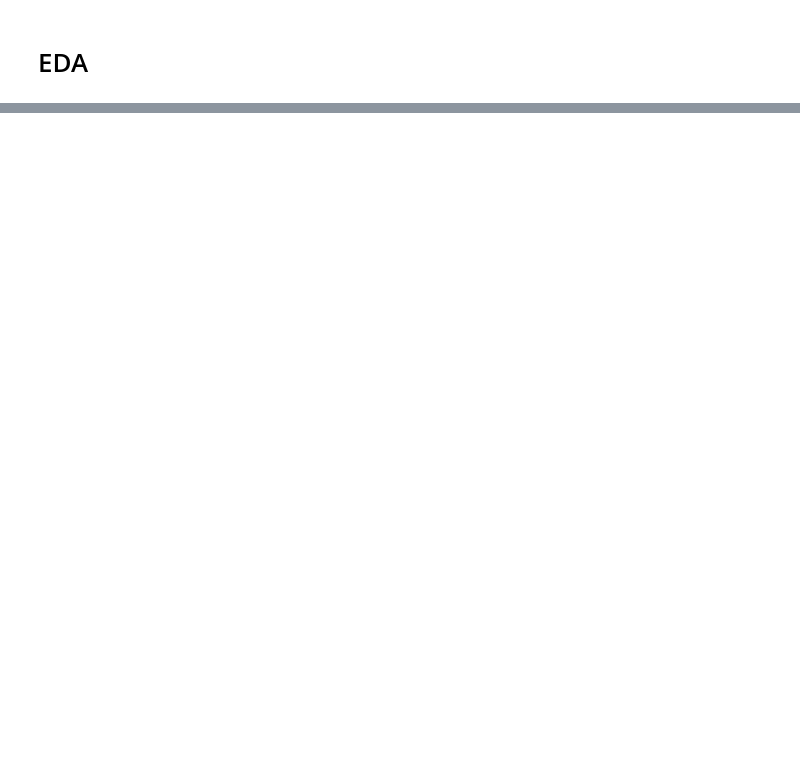
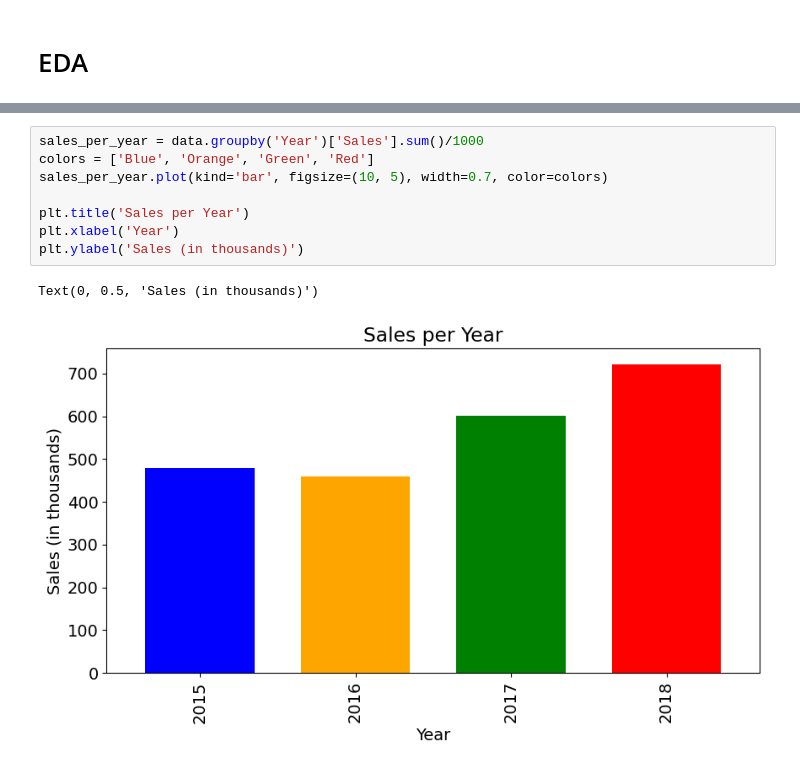
Before and after one commit to MrIsCM/DataProjects, a Jupyter notebook: P1_Sales_DA/main.ipynb, the cells around one changed output, grey strips where cells are left out. Saved outputs shown, nothing was run; the diff lists cells and outputs as text; blank space fills up the shorter version.

```diff
--- a/P1_Sales_DA/main.ipynb
+++ b/P1_Sales_DA/main.ipynb
@@ -72,0 +120,11 @@ plt.bar(data.groupby(data['Order Date'].dt.year)['Sales'].sum().index, data.grou
+# %%
+sales_per_year = data.groupby('Year')['Sales'].sum()/1000
+colors = ['Blue', 'Orange', 'Green', 'Red']
+sales_per_year.plot(kind='bar', figsize=(10, 5), width=0.7, color=colors)
+
+plt.title('Sales per Year')
+plt.xlabel('Year')
+plt.ylabel('Sales (in thousands)')
+# %% [output]
+Text(0, 0.5, 'Sales (in thousands)')
+[figure, added]
```
Also changed, not shown: parts of 9 cells of this notebook.
